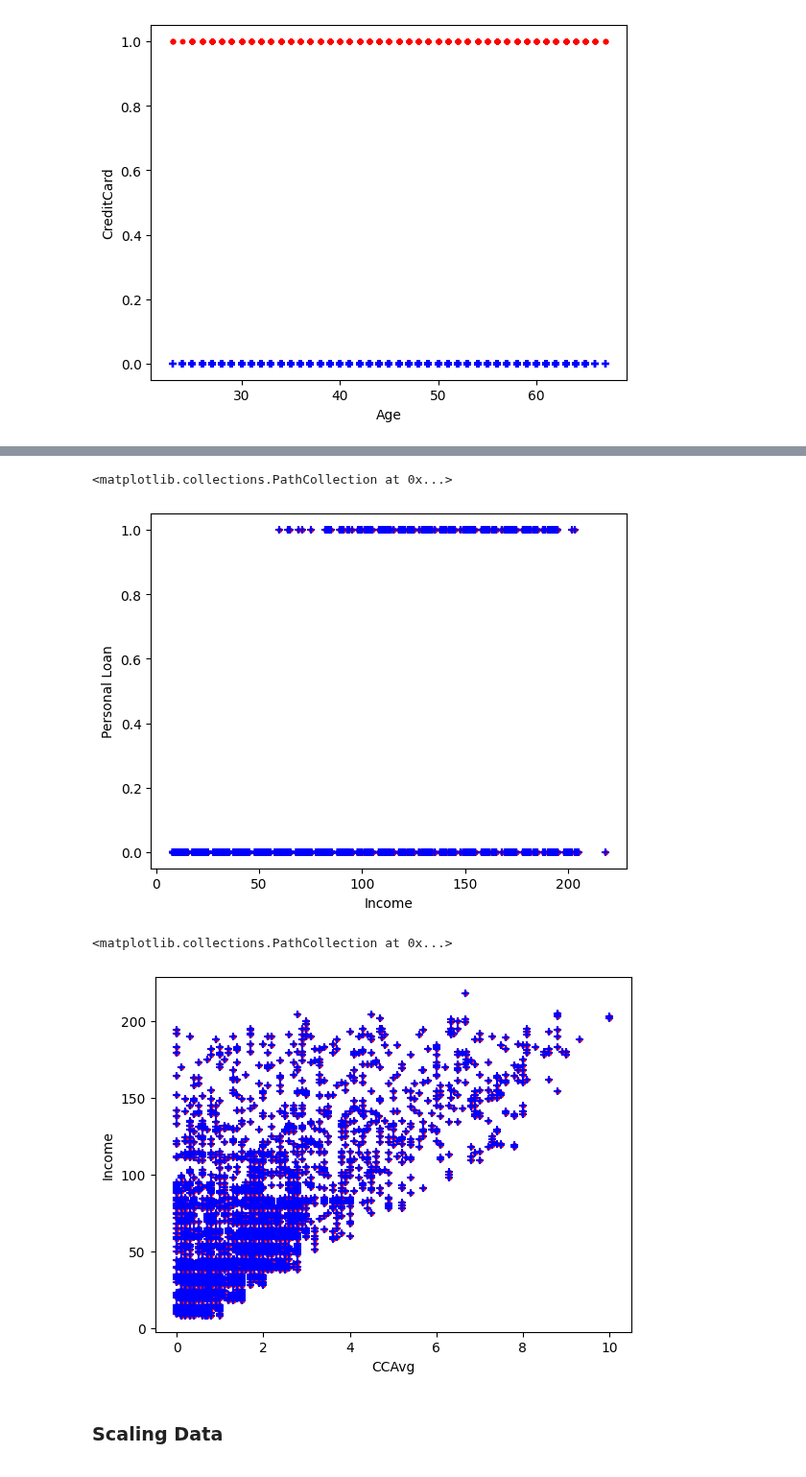
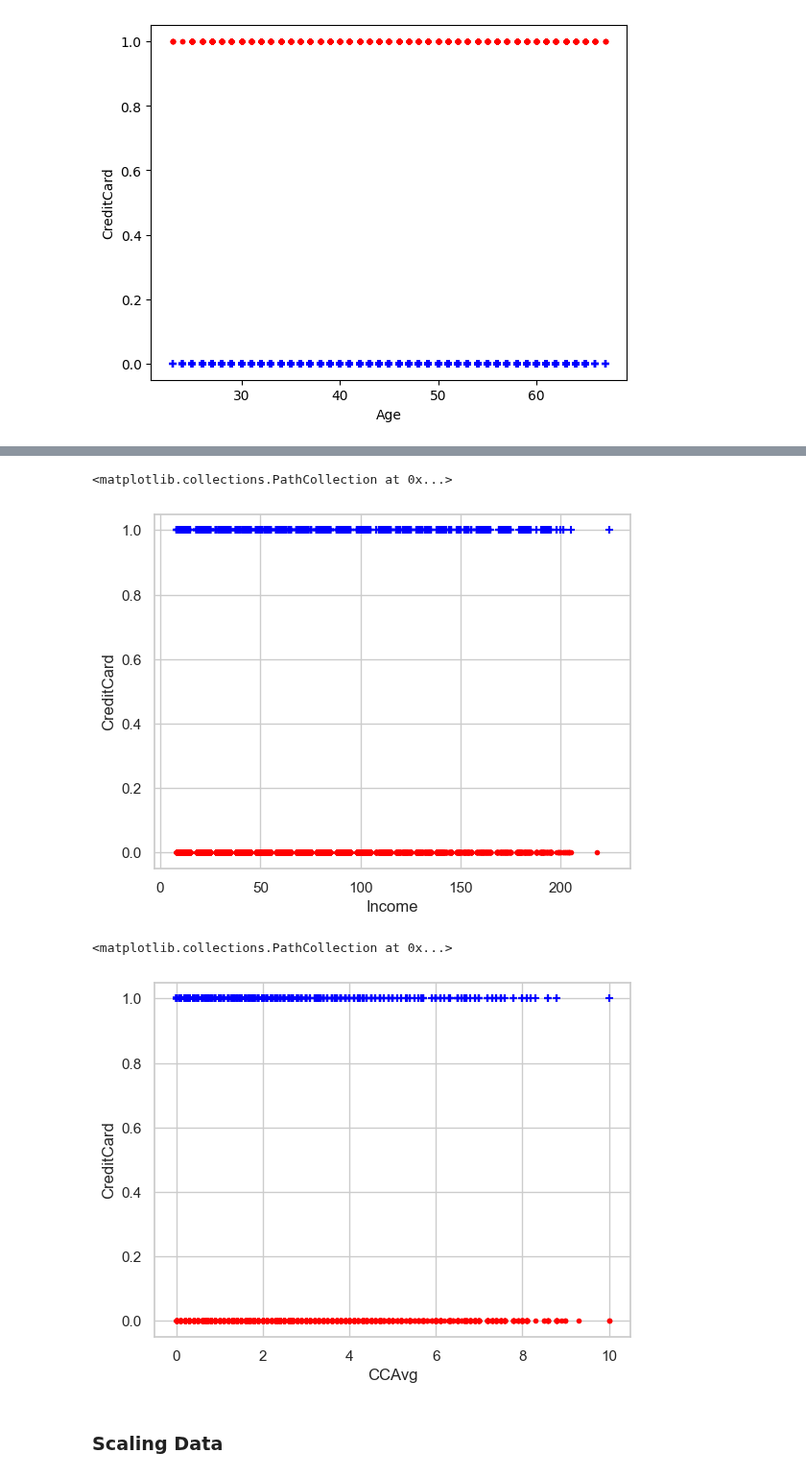
Before and after one commit to alaricbat/SupportVectorMachine, a Jupyter notebook: svm/svm.ipynb, the cells around one changed output, grey strips where cells are left out. Shown at 96% size. Drawn from its saved outputs; the diff is of its cells as text; code cells hidden in the pictures.

```diff
--- a/svm/svm.ipynb
+++ b/svm/svm.ipynb
@@ -181,25 +183,4 @@ Because the p-value is more than a certant significance level, means that catego
 # %%
-# P-value
-p_value = 7.815
-
-# Applying Chi-Squared for the evaluation of Family
-obs_education = pd.crosstab(loc_df['Education'], loc_df['CreditCard']).values
-r_obs = obs_education.sum(axis=0, keepdims=True)
-c_obs = obs_education.sum(axis=1, keepdims=True)
-
-
-# Determine the Degree of Freedom
-degree_of_free = (obs_education.shape[0] - 1) * (obs_education.shape[1] - 1)
-
-# Calculate the expected of frequency
-q = (c_obs @ r_obs) / loc_df.shape[0]
-
-# Perform the Chi-Square Test
-chi_square = np.sum((obs_education - q) ** 2 / q)
-
-if (chi_square <= p_value):
-    print(f"Chi-Square: {chi_square}")
-    print("Because the p-value is more than a certant significance level, means that category levels highly correlate with each other.")
-else:
-    print("Because the p-value is less than a certant siginificance level, so reject null hypithesis")
+loc_df = loc_df.drop(['Family', 'Education'], axis=1)
+loc_df.head()
 # %% [output]
@@ -271,19 +418,19 @@ plt.scatter(zero_class["Age"], zero_class["CreditCard"], color="red", marker="."
 # %%
 plt.xlabel("Income")
-plt.ylabel("Personal Loan")
-plt.scatter(one_class["Income"], one_class["Personal Loan"], color="red", marker=".")
-plt.scatter(one_class["Income"], one_class["Personal Loan"], color="blue", marker="+")
+plt.ylabel("CreditCard")
+plt.scatter(one_class["Income"], one_class["CreditCard"], color="red", marker=".")
+plt.scatter(zero_class["Income"], zero_class["CreditCard"], color="blue", marker="+")
 # %% [output]
 <matplotlib.collections.PathCollection at 0x...>
-[figure, old version]
+[figure, new version]
 # %%
 plt.xlabel("CCAvg")
-plt.ylabel("Income")
-plt.scatter(one_class["CCAvg"], one_class["Income"], color="red", marker=".")
-plt.scatter(one_class["CCAvg"], one_class["Income"], color="blue", marker="+")
+plt.ylabel("CreditCard")
+plt.scatter(one_class["CCAvg"], one_class["CreditCard"], color="red", marker=".")
+plt.scatter(zero_class["CCAvg"], zero_class["CreditCard"], color="blue", marker="+")
 # %% [output]
 <matplotlib.collections.PathCollection at 0x...>
-[figure, old version]
+[figure, new version]
 # %% [markdown]
 ### Scaling Data
 # %%
```
Also changed, not shown: parts of 26 cells of this notebook.
